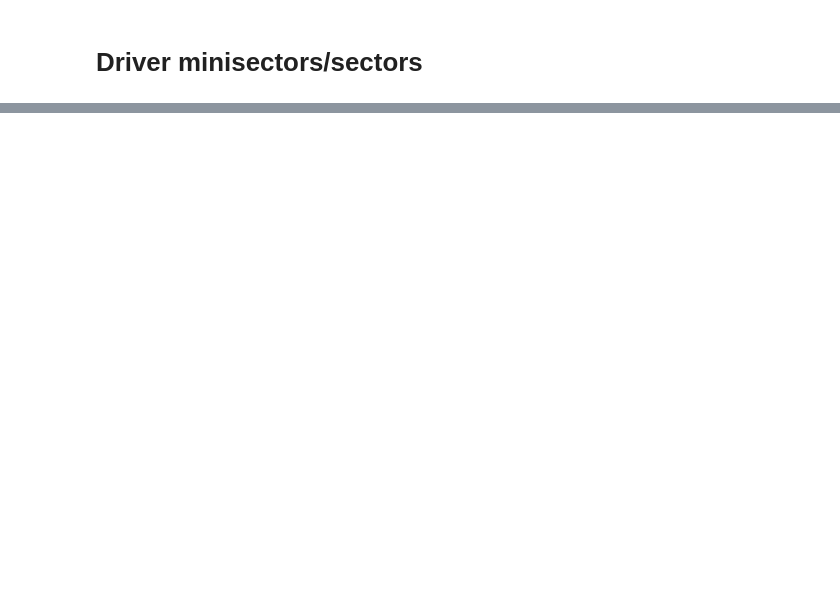
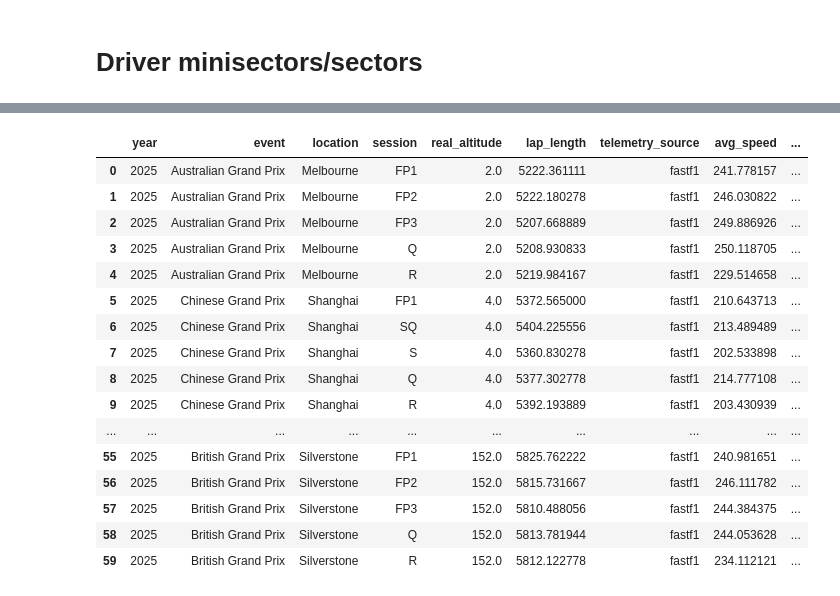
Before and after one commit to tomasz-solis/formula1, a Jupyter notebook: EDA/wip.ipynb, the cells around one changed output, grey strips where cells are left out. Drawn from its saved outputs; the diff is of its cells as text; code cells hidden in the pictures; blank space fills up the shorter version.

```diff
--- a/EDA/wip.ipynb
+++ b/EDA/wip.ipynb
@@ -200,11 +17,0 @@ def get_detailed_telemetry(session: ff1.session.Session) -> pd.DataFrame:
-# %%
-pd.set_option('display.max_columns', None)
-
-cache_dir = "data/.fastf1_cache"
-os.makedirs(cache_dir, exist_ok=True)
-ff1.Cache.enable_cache(cache_dir)
-
-session = ff1.get_session(2025, 'Austrian Grand Prix', 'FP1')
-session.load(telemetry=True, laps=True)
-
-df = get_detailed_telemetry(session)
@@ -269,0 +55,22 @@ array(['testing', 'conventional', 'sprint_qualifying'], dtype=object)
+# %%
+file_path = os.path.abspath("data/circuit/*_circuit_profiles.csv")
+circuit = duckdb.sql(f"SELECT * FROM '{file_path}'").df()
+circuit
+# %% [output]
+|  | year | event | location | session | real_altitude | lap_length | telemetry_source | avg_speed | ... |
+| 0 | 2025 | Australian Grand Prix | Melbourne | FP1 | 2.0 | 5222.361111 | fastf1 | 241.778157 | ... |
+| 1 | 2025 | Australian Grand Prix | Melbourne | FP2 | 2.0 | 5222.180278 | fastf1 | 246.030822 | ... |
+| 2 | 2025 | Australian Grand Prix | Melbourne | FP3 | 2.0 | 5207.668889 | fastf1 | 249.886926 | ... |
+| 3 | 2025 | Australian Grand Prix | Melbourne | Q | 2.0 | 5208.930833 | fastf1 | 250.118705 | ... |
+| 4 | 2025 | Australian Grand Prix | Melbourne | R | 2.0 | 5219.984167 | fastf1 | 229.514658 | ... |
+| 5 | 2025 | Chinese Grand Prix | Shanghai | FP1 | 4.0 | 5372.565000 | fastf1 | 210.643713 | ... |
+| 6 | 2025 | Chinese Grand Prix | Shanghai | SQ | 4.0 | 5404.225556 | fastf1 | 213.489489 | ... |
+| 7 | 2025 | Chinese Grand Prix | Shanghai | S | 4.0 | 5360.830278 | fastf1 | 202.533898 | ... |
+| 8 | 2025 | Chinese Grand Prix | Shanghai | Q | 4.0 | 5377.302778 | fastf1 | 214.777108 | ... |
+| 9 | 2025 | Chinese Grand Prix | Shanghai | R | 4.0 | 5392.193889 | fastf1 | 203.430939 | ... |
+| ... | ... | ... | ... | ... | ... | ... | ... | ... | ... |
+| 55 | 2025 | British Grand Prix | Silverstone | FP1 | 152.0 | 5825.762222 | fastf1 | 240.981651 | ... |
+| 56 | 2025 | British Grand Prix | Silverstone | FP2 | 152.0 | 5815.731667 | fastf1 | 246.111782 | ... |
+| 57 | 2025 | British Grand Prix | Silverstone | FP3 | 152.0 | 5810.488056 | fastf1 | 244.384375 | ... |
+| 58 | 2025 | British Grand Prix | Silverstone | Q | 152.0 | 5813.781944 | fastf1 | 244.053628 | ... |
+| 59 | 2025 | British Grand Prix | Silverstone | R | 152.0 | 5812.122778 | fastf1 | 234.112121 | ... |
```
Also changed, not shown: parts of 26 cells of this notebook, 6 other files.
